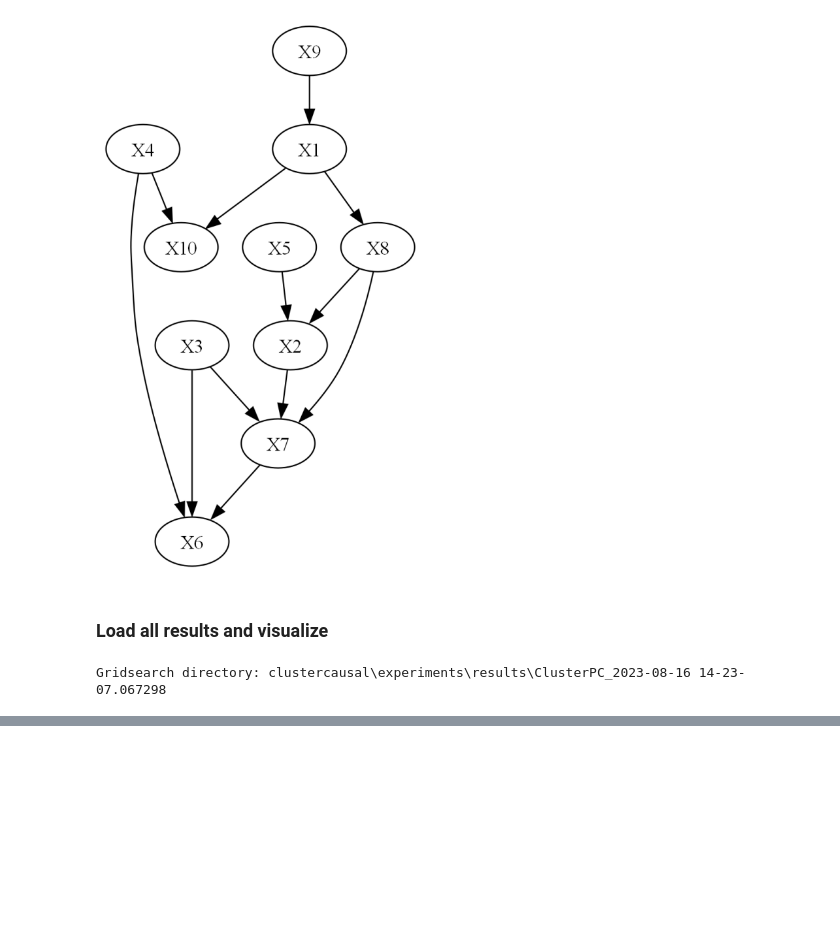
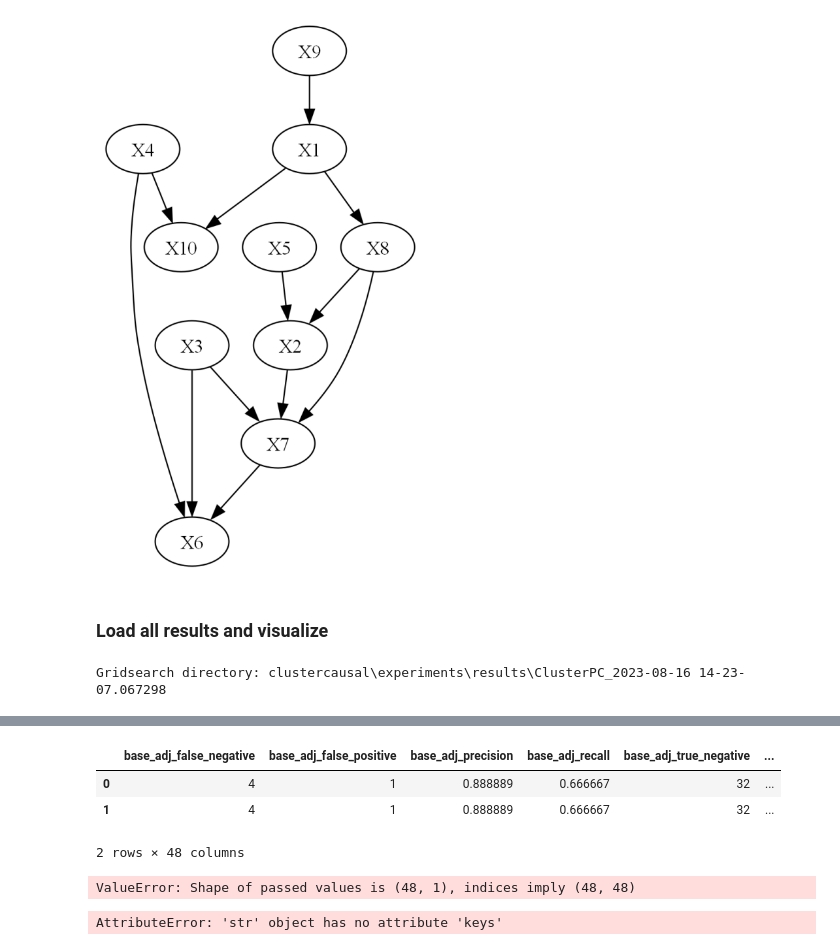
Before and after one commit to JanMarcoRuizdeVargas/clustercausal, a Jupyter notebook: Gridsearch_cluster_PC.ipynb, the cells around one changed output, grey strips where cells are left out. Cells and saved outputs as stored; diff of their text form; code cells hidden in the pictures; blank space fills up the shorter version.

```diff
--- a/Gridsearch_cluster_PC.ipynb
+++ b/Gridsearch_cluster_PC.ipynb
@@ -196,3 +194,13 @@ gridssearch_directory = first_gridsearch_directory
 print(f"Gridsearch directory: {gridssearch_directory}")
 # %% [output]
 Gridsearch directory: clustercausal\experiments\results\ClusterPC_2023-08-16 14-23-07.067298
+# %%
+# Path to the results.yaml file in the first directory
+results_file_path = os.path.normpath(os.path.join(first_experiment_directory, 'results.yaml'))
+
+# Check if results.yaml exists
+if os.path.exists(results_file_path):
+    # Open the results.yaml file with YAML
+    with open(results_file_path, 'r') as file:
+        result_dict = yaml.load(file, Loader = yaml.FullLoader)
+    print(result_dict)
@@ -198,0 +209,12 @@ Gridsearch directory: clustercausal\experiments\results\ClusterPC_2023-08-16 14-
+# %%
+# create pandas dataframe to save results
+columns = []
+for key in result_dict['base_evaluation_results'].keys():
+    columns.append('base_'+key)
+for key in result_dict['cluster_evaluation_results'].keys():
+    columns.append('cluster_'+key)
+for key in result_dict['settings'].keys():
+    columns.append(key)
+print(columns)
+# gridsearch_results = pd.DataFrame(columns=columns)
+# for experiment in dirs_experiment:
@@ -198,0 +305,44 @@ Gridsearch directory: clustercausal\experiments\results\ClusterPC_2023-08-16 14-
+# %%
+values = []
+for upper_key in result_dict:
+    for key in result_dict[upper_key]:
+        values.append(result_dict[upper_key][key])
+test = pd.DataFrame([values], columns = columns)
+test = pd.concat([gridsearch_result, test], ignore_index=True)
+test = pd.concat([test, test], ignore_index=True)
+test
+# %% [output]
+|  | base_adj_false_negative | base_adj_false_positive | base_adj_precision | base_adj_recall | base_adj_true_negative | ... |
+| 0 | 4 | 1 | 0.888889 | 0.666667 | 32 | ... |
+| 1 | 4 | 1 | 0.888889 | 0.666667 | 32 | ... |
+2 rows × 48 columns
+# %%
+gridsearch_result = pd.DataFrame(columns = columns)
+values = []
+for upper_key in result_dict:
+    for key in result_dict[upper_key]:
+        values.append(result_dict[upper_key][key])
+gridsearch_result = pd.concat([gridsearch_result, pd.DataFrame(values, columns = columns)], ignore_index = True)
+gridsearch_result
+# %% [output]
+ValueError: Shape of passed values is (48, 1), indices imply (48, 48)
+# %%
+# Collect all unique keys from the dictionaries
+all_keys = set()
+for d in result_dict:
+    all_keys.update(d.keys())
+
+# Create an empty dictionary with keys as columns
+data = {key: [] for key in all_keys}
+
+# Populate the data dictionary with values from dictionaries
+for d in result_dict:
+    for key in all_keys:
+        data[key].append(d.get(key, None))
+
+# Create a dataframe from the data dictionary
+df = pd.DataFrame(data)
+
+print(df)
+# %% [output]
+AttributeError: 'str' object has no attribute 'keys'
```
Also changed, not shown: parts of 10 cells of this notebook.
